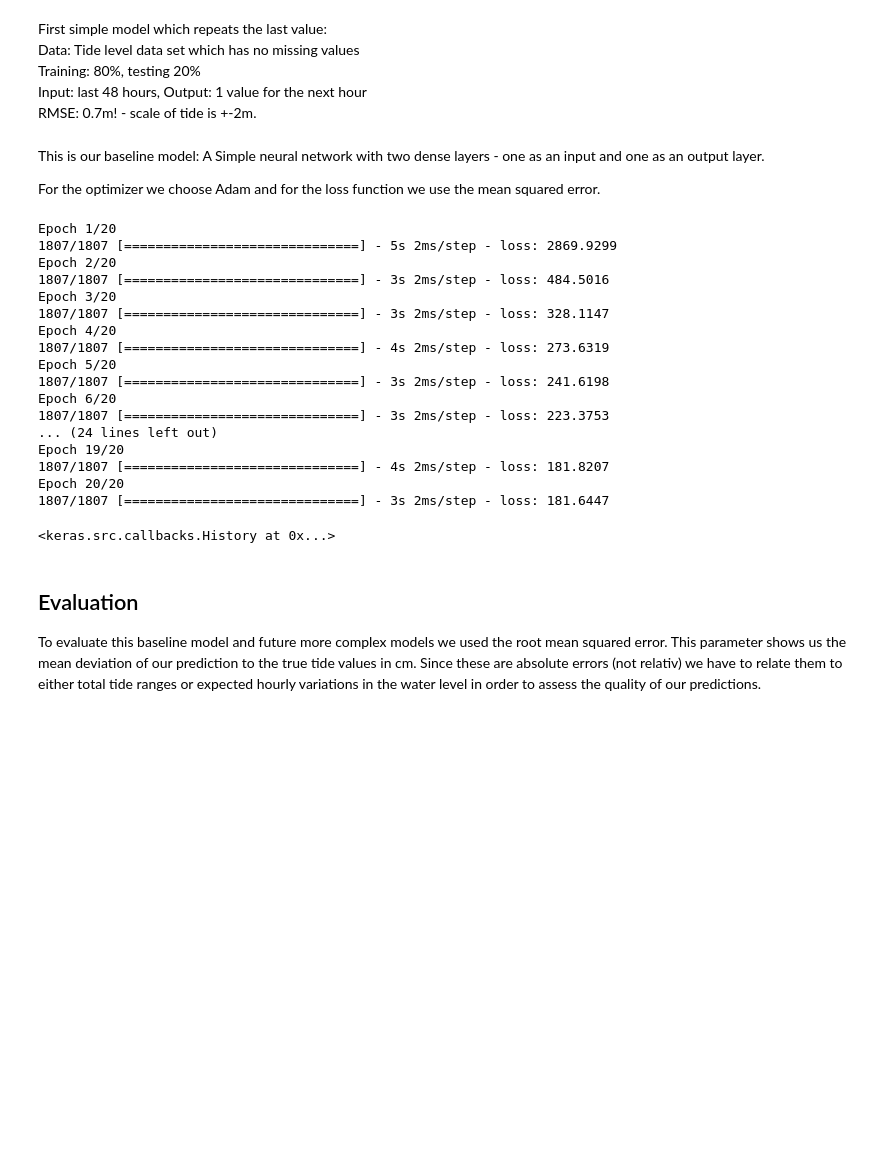
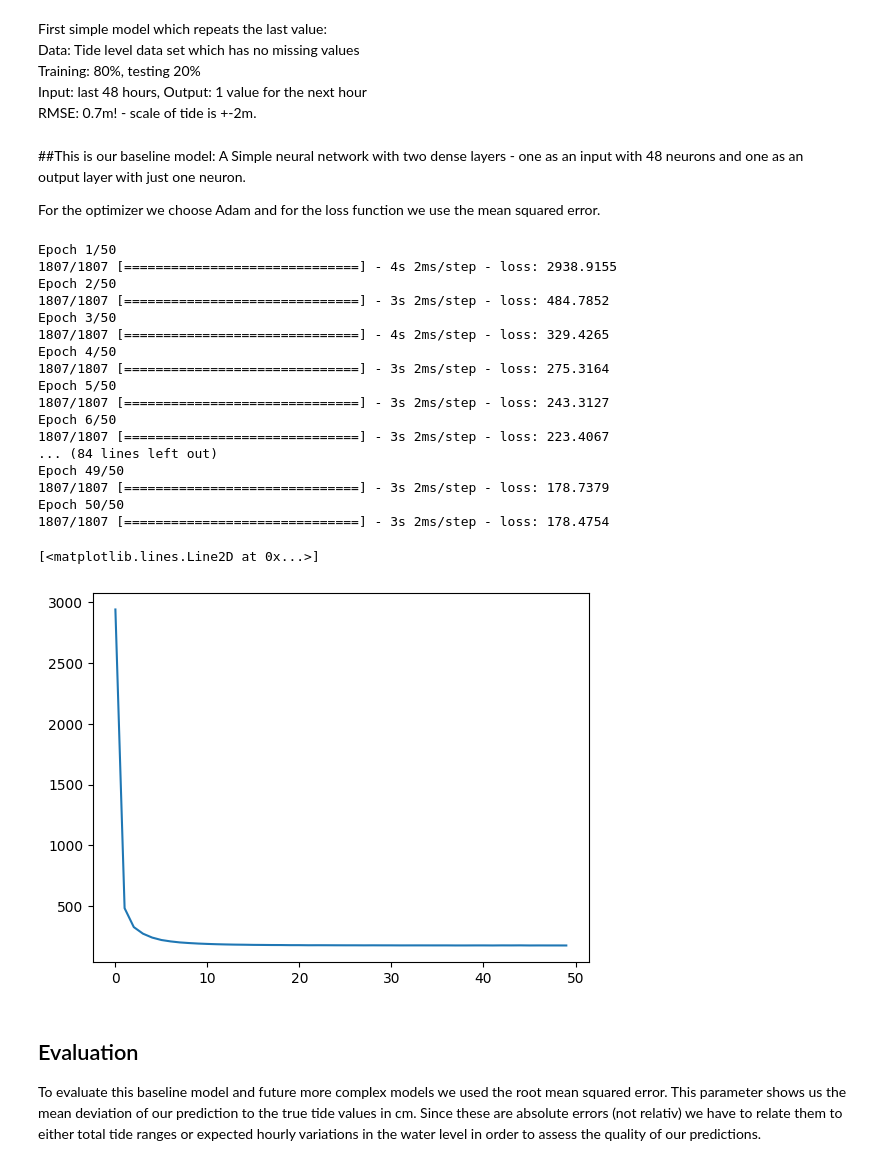
Before and after one commit to LudwigMeder/Time-Series-Prediction-of-the-Tide-Gauge-in-St.-Pauli, a Jupyter notebook: 2_BaselineModel/baseline_model.ipynb, the cells around one changed output. Drawn from its saved outputs; the diff is of its cells as text; code cells hidden in the pictures; blank space fills up the shorter version.

```diff
--- a/2_BaselineModel/baseline_model.ipynb
+++ b/2_BaselineModel/baseline_model.ipynb
@@ -118,7 +120,8 @@ Training: 80%, testing 20%
 Input: last 48 hours, Output: 1 value for the next hour
 RMSE: 0.7m! - scale of tide is +-2m.
 # %% [markdown]
-This is our baseline model: A Simple neural network with two dense layers - one as an input and one as an output layer.
+##This is our baseline model:
+A Simple neural network with two dense layers - one as an input with 48 neurons and one as an output layer with just one neuron.
 
 For the optimizer we choose Adam and for the loss function we use the mean squared error.
 # %%
@@ -130,26 +133,30 @@ model = tf.keras.models.Sequential([
 
 #compile and train model
 model.compile(optimizer = "adam", loss = "mean_squared_error")
-model.fit(X_train_norm,Y_train, epochs = 20)
+history = model.fit(X_train_norm,Y_train, epochs = 50)
 # %% [output]
-Epoch 1/20
-1807/1807 [==============================] - 5s 2ms/step - loss: 2869.9299
-Epoch 2/20
-1807/1807 [==============================] - 3s 2ms/step - loss: 484.5016
-Epoch 3/20
-1807/1807 [==============================] - 3s 2ms/step - loss: 328.1147
-Epoch 4/20
-1807/1807 [==============================] - 4s 2ms/step - loss: 273.6319
-Epoch 5/20
-1807/1807 [==============================] - 3s 2ms/step - loss: 241.6198
-Epoch 6/20
-1807/1807 [==============================] - 3s 2ms/step - loss: 223.3753
-... (24 lines left out)
-Epoch 19/20
-1807/1807 [==============================] - 4s 2ms/step - loss: 181.8207
-Epoch 20/20
-1807/1807 [==============================] - 3s 2ms/step - loss: 181.6447
+Epoch 1/50
+1807/1807 [==============================] - 4s 2ms/step - loss: 2938.9155
+Epoch 2/50
+1807/1807 [==============================] - 3s 2ms/step - loss: 484.7852
+Epoch 3/50
+1807/1807 [==============================] - 4s 2ms/step - loss: 329.4265
+Epoch 4/50
+1807/1807 [==============================] - 3s 2ms/step - loss: 275.3164
+Epoch 5/50
+1807/1807 [==============================] - 3s 2ms/step - loss: 243.3127
+Epoch 6/50
+1807/1807 [==============================] - 3s 2ms/step - loss: 223.4067
+... (84 lines left out)
+Epoch 49/50
+1807/1807 [==============================] - 3s 2ms/step - loss: 178.7379
+Epoch 50/50
+1807/1807 [==============================] - 3s 2ms/step - loss: 178.4754
-<keras.src.callbacks.History at 0x...>
+# %%
+plt.plot(history.history["loss"])
+# %% [output]
+[<matplotlib.lines.Line2D at 0x...>]
+[figure, added]
 # %% [markdown]
 ## Evaluation
 
```
Also changed, not shown: parts of 6 cells of this notebook.
